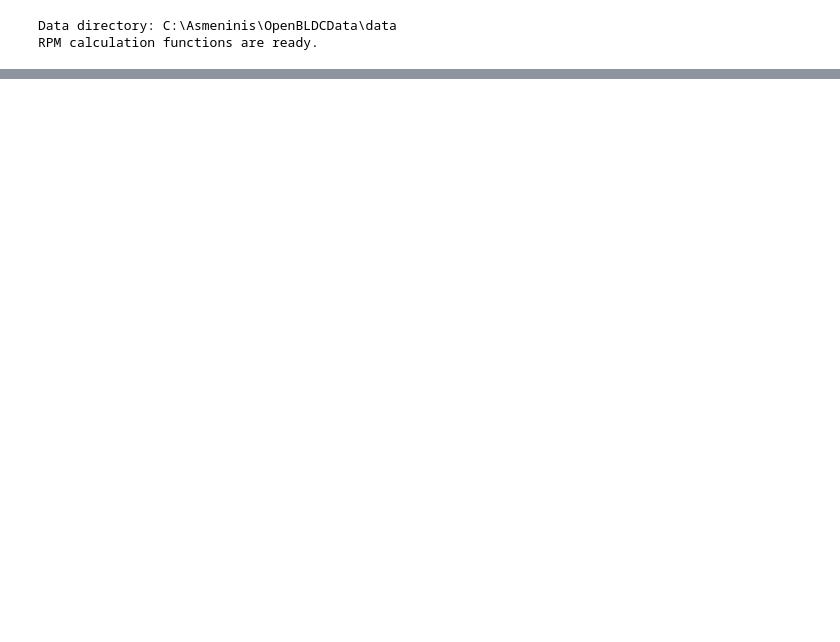
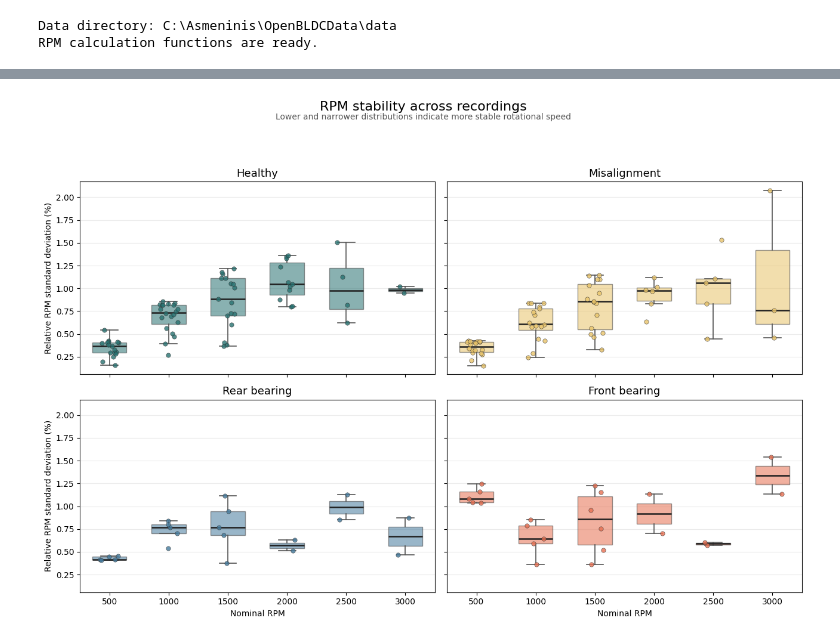
Before and after one commit to Atikas/OpenBLDCData, a Jupyter notebook: examples/RPM_validation.ipynb, the cells around one changed output, grey strips where cells are left out. Saved outputs shown, nothing was run; the diff lists cells and outputs as text; code cells hidden in the pictures; blank space fills up the shorter version.

```diff
--- a/examples/RPM_validation.ipynb
+++ b/examples/RPM_validation.ipynb
@@ -271,0 +333,88 @@ front_ball (22 files)
+# %%
+import matplotlib.pyplot as plt
+
+GROUP_LABELS = {
+    "healthy": "Healthy",
+    "misalignment": "Misalignment",
+    "rear_ball": "Rear bearing",
+    "front_ball": "Front bearing",
+}
+GROUP_COLORS = {
+    "healthy": "#287271",
+    "misalignment": "#e9c46a",
+    "rear_ball": "#457b9d",
+    "front_ball": "#e76f51",
+}
+
+stability_data = results.dropna(subset=["actual_rpm", "rpm_std"]).copy()
+stability_data["relative_rpm_std_percent"] = (
+    100 * stability_data["rpm_std"] / stability_data["actual_rpm"]
+)
+target_speeds = sorted(stability_data["target_rpm"].unique())
+
+figure, axes = plt.subplots(2, 2, figsize=(13, 9), sharex=True, sharey=True)
+random_generator = np.random.default_rng(42)
+
+for axis, group_name in zip(axes.flat, GROUPS):
+    group_data = stability_data.loc[stability_data["group"] == group_name]
+    color = GROUP_COLORS[group_name]
+    box_values = [
+        group_data.loc[
+            group_data["target_rpm"] == target_rpm,
+            "relative_rpm_std_percent",
+        ].to_numpy()
+        for target_rpm in target_speeds
+    ]
+
+    boxplot = axis.boxplot(
+        box_values,
+        positions=np.arange(len(target_speeds)),
+        widths=0.58,
+        patch_artist=True,
+        showfliers=False,
+        medianprops={"color": "#202020", "linewidth": 1.8},
+        whiskerprops={"color": "#555555", "linewidth": 1.2},
+        capprops={"color": "#555555", "linewidth": 1.2},
+    )
+    for box in boxplot["boxes"]:
+        box.set(facecolor=color, edgecolor="#404040", alpha=0.55)
+
+    for position, values in enumerate(box_values):
+        if not len(values):
+            continue
+        jitter = random_generator.uniform(-0.16, 0.16, size=len(values))
+        axis.scatter(
+            position + jitter,
+            values,
+            s=28,
+            color=color,
+            edgecolor="#303030",
+            linewidth=0.45,
+            alpha=0.8,
+            zorder=3,
+        )
+
+    axis.set_title(GROUP_LABELS[group_name], fontsize=13)
+    axis.set_xticks(np.arange(len(target_speeds)))
+    axis.set_xticklabels([f"{speed:.0f}" for speed in target_speeds])
+    axis.grid(axis="y", alpha=0.25)
+    axis.set_axisbelow(True)
+
+for axis in axes[-1, :]:
+    axis.set_xlabel("Nominal RPM")
+for axis in axes[:, 0]:
+    axis.set_ylabel("Relative RPM standard deviation (%)")
+
+figure.suptitle("RPM stability across recordings", fontsize=16, y=0.98)
+figure.text(
+    0.5,
+    0.945,
+    "Lower and narrower distributions indicate more stable rotational speed",
+    ha="center",
+    fontsize=10,
+    color="#555555",
+)
+figure.tight_layout(rect=(0, 0, 1, 0.91))
+plt.show()
+# %% [output]
+[figure, added]
```
Also changed, not shown: parts of 4 cells of this notebook, 22 other files.
